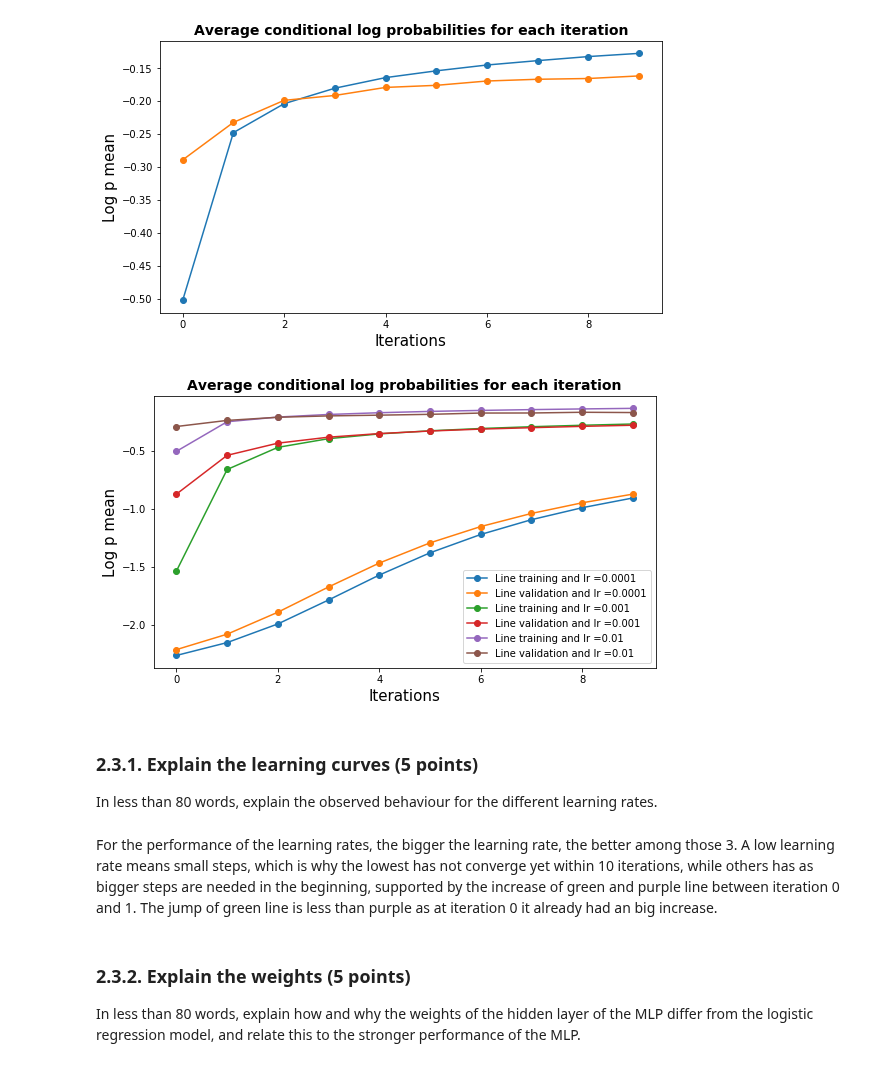
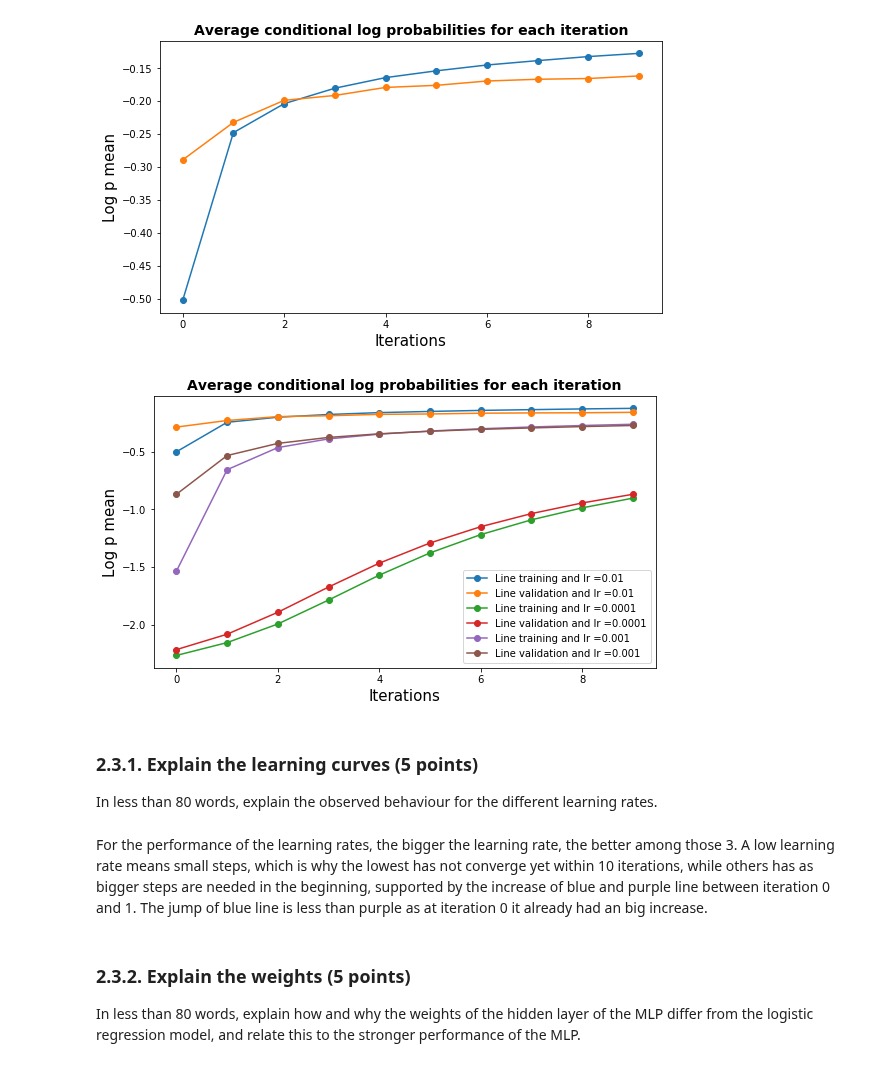
Before and after one commit to ML77777/ML1-18, a Jupyter notebook: 12364282_11161108_lab2.ipynb, the cells around one changed output. Saved outputs shown, nothing was run; the diff lists cells and outputs as text; code cells hidden in the pictures.

```diff
--- a/12364282_11161108_lab2.ipynb
+++ b/12364282_11161108_lab2.ipynb
@@ -810,7 +810,7 @@ def test_MLP(x_train, t_train, x_valid, t_valid, w, b,v,a,eta=1e-4,plot_weights=
     #plt.legend()
     #plt.show()
 
-    return w,b,v,a
+    return w,b,v,a,logp_train_avgs,logp_valid_avgs
 
 np.random.seed(1243)
 #w = np.zeros((20,10))
@@ -818,7 +818,7 @@ w = np.random.normal(size=(20,10), scale=0.1)
 b = np.zeros((10,))
 v = np.random.normal(size=(28*28,20), scale=0.1)
 a = np.zeros((20,))
-w,b,v,a = test_MLP(x_train, t_train, x_valid, t_valid, w, b,v,a,1e-2,True)
+w_2,b_2,v_2,a_2,logp_train_avgs_2,logp_valid_avgs_2  = test_MLP(x_train, t_train, x_valid, t_valid, w, b,v,a,1e-2,True)
 # %% [output]
 Weights plots of iteration:  0
 [figure]
@@ -833,27 +833,30 @@ Weights plots of iteration:  9
 # %%
 # plot the train and validation logp for all three learning rates in one figure
 
 np.random.seed(1243)
 #w = np.zeros((20,10))
 w = np.random.normal(size=(20,10), scale=0.1)
 b = np.zeros((10,))
 #v = np.zeros((28*28,20))
 v = np.random.normal(size=(28*28,20), scale=0.1)
 a = np.zeros((20,))
 
 # YOUR CODE HERE
-w_4,b_4,v_4,a_4 = test_MLP(x_train, t_train, x_valid, t_valid, w, b,v,a)
-w_3,b_3,v_3,a_3 = test_MLP(x_train, t_train, x_valid, t_valid, w, b,v,a,1e-3)
-w_2,b_2,v_2,a_2 = test_MLP(x_train, t_train, x_valid, t_valid, w, b,v,a,1e-2)
+plt.plot(np.arange(len(logp_train_avgs_2)), logp_train_avgs_2,'o-' ,label="Line training and lr =" +str(1e-2))
+plt.plot(np.arange(len(logp_valid_avgs_2)), logp_valid_avgs_2,'o-',label="Line validation and lr =" +str(1e-2))
+
+w_4,b_4,v_4,a_4,logp_train_avgs_4,logp_valid_avgs_4  = test_MLP(x_train, t_train, x_valid, t_valid, w, b,v,a)
+w_3,b_3,v_3,a_3,logp_train_avgs_3,logp_valid_avgs_3  = test_MLP(x_train, t_train, x_valid, t_valid, w, b,v,a,1e-3)
+#w_2,b_2,v_2,a_2 = test_MLP(x_train, t_train, x_valid, t_valid, w, b,v,a,1e-2)
 plt.legend()
 plt.show()
 # %% [output]
-[figure, old version]
+[figure, new version]
 # %% [markdown]
 ### 2.3.1. Explain the learning curves (5 points)
 In less than 80 words, explain the observed behaviour for the different learning rates.
 # %% [markdown]
-For the performance of the learning rates, the bigger the learning rate, the better among those 3. A low learning rate means small steps, which is why the lowest has not converge yet within 10 iterations, while others has as bigger steps are needed in the beginning, supported by the increase of green and purple line between iteration 0 and 1. The jump of green line is less than purple as at iteration 0 it already had an big increase.
+For the performance of the learning rates, the bigger the learning rate, the better among those 3. A low learning rate means small steps, which is why the lowest has not converge yet within 10 iterations, while others has as bigger steps are needed in the beginning, supported by the increase of blue and purple line between iteration 0 and 1. The jump of blue line is less than purple as at iteration 0 it already had an big increase.
 # %% [markdown]
 ### 2.3.2. Explain the weights (5 points)
 In less than 80 words, explain how and why the weights of the hidden layer of the MLP differ from the logistic regression model, and relate this to the stronger performance of the MLP.
```
Also changed, not shown: parts of 2 cells of this notebook.
